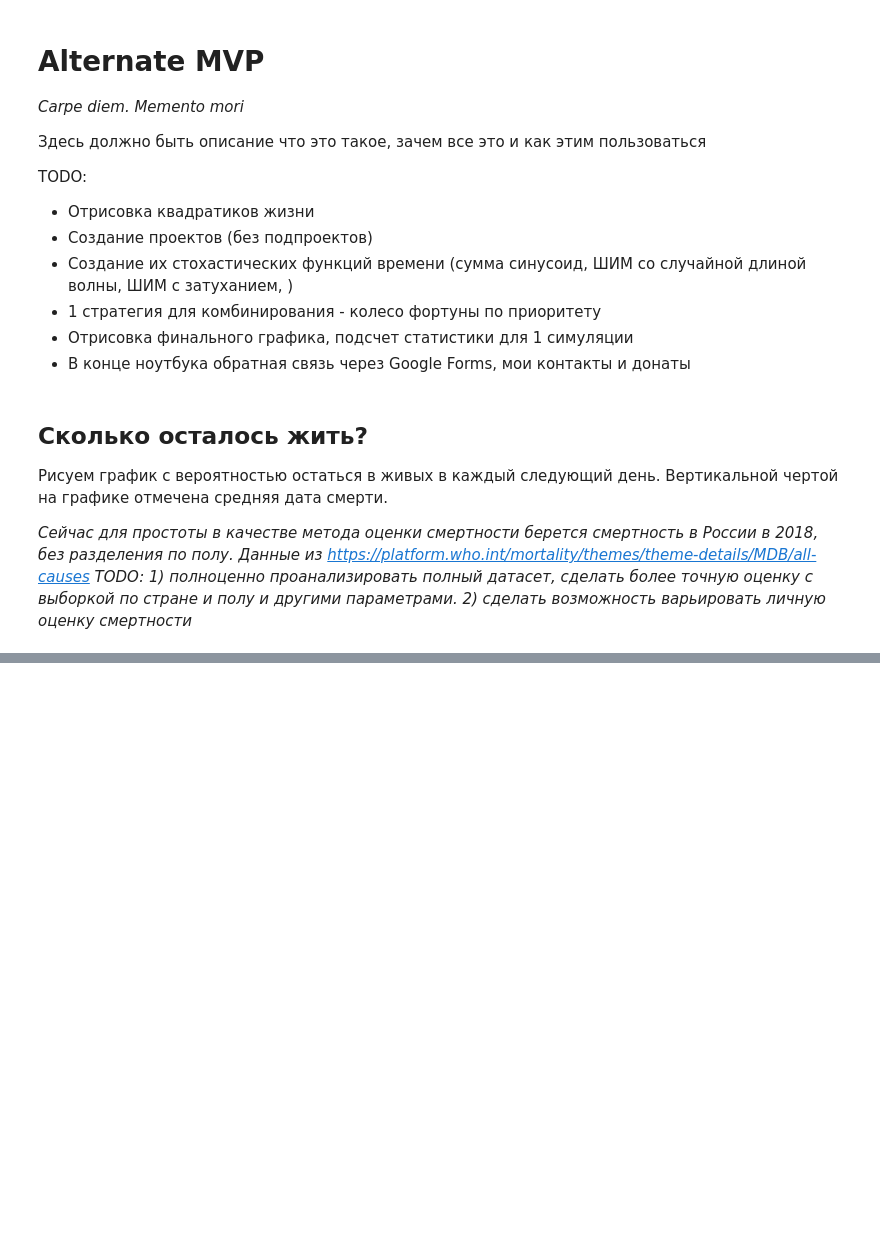
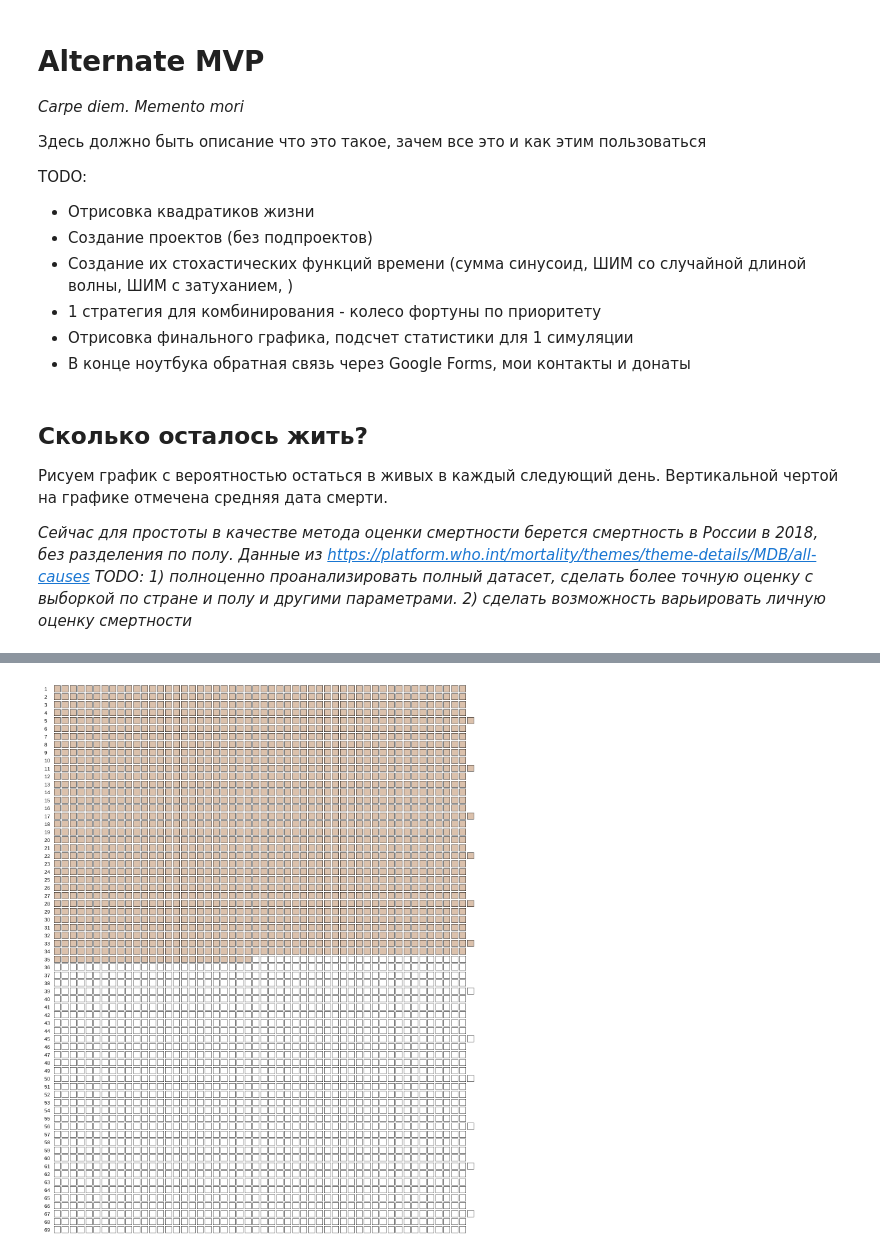
Before and after one commit to nokados/alternate, a Jupyter notebook: Alternate.ipynb, the cells around one changed output, grey strips where cells are left out. Cells and saved outputs as stored; diff of their text form; code cells hidden in the pictures; blank space fills up the shorter version.

Commit message:
Analysis moved into another notebook. Added drawing of squares of weeks of life with calculation of the number of weeks left

```diff
--- a/Alternate.ipynb
+++ b/Alternate.ipynb
@@ -523,0 +169,72 @@ interactive(children=(FloatSlider(value=4.1325, description='c', max=20.0, min=1
+# %%
+# запусти код этой клетки нажав на треугольник Play слева
+# или нажми на клетку, а затем Ctrl + Enter
+
+import math
+# Измени эти значения, на свои, если не нравятся рассчитанные
+# количество прожитых недель
+weeks_passed = (current_date - birth_date).days // 7
+# количество оставшихся недель
+weeks_left = math.ceil(lifespan_days / 7)
+# %%
+# @title Квадратики неделей жизни { display-mode: "form" }
+import math
+from PIL import Image, ImageDraw, ImageFont
+from IPython.display import display
+
+def draw_week_squares_pillow(weeks_passed, weeks_left, gap=5, margin=20):
+    total_weeks = weeks_passed + weeks_left
+    years = math.ceil(total_weeks * 7 / 365.25)
+    weeks_per_year = 52
+    square_size = 20
+    text_margin = 30  # Дополнительное пространство для текста
+    image_width = (weeks_per_year + 1) * (square_size + gap) - gap + 2 * margin + text_margin
+    image_height = years * (square_size + gap) - gap + 2 * margin
+
+    # Создаем новое изображение
+    image = Image.new("RGB", (image_width, image_height), "white")
+    draw = ImageDraw.Draw(image)
+
+    # Настраиваем шрифт
+    font_path = "/usr/share/fonts/truetype/liberation/LiberationSans-Regular.ttf"  # Путь к шрифту LiberationSans
+    try:
+        font = ImageFont.truetype(font_path, 16)
+    except IOError:
+        font = ImageFont.load_default()
+
+    year = -1
+    new_line = True
+    extra_days = 0  # непосчитанные дни: 1 день в году не попадает в неделю + 1 день в високосный
+    next_year_week = 0
+
+    for week in range(total_weeks):
+        if week == next_year_week:
+            year += 1
+            week_in_year = 0
+            year_number = str(year + 1)
+            text_x = margin
+            text_y = margin + year * (square_size + gap) + (square_size / 2) - 8
+            draw.text((text_x, text_y), year_number, fill="black", font=font)
+            next_year_week += 52
+            extra_days += 1 + (year % 4 == 0)
+            if extra_days >= 7:
+                next_year_week += 1
+                extra_days -= 7
+
+        if week < weeks_passed:
+            fill_color = "#dbc1ac"  # Закрашенные (пройденные) недели
+        else:
+            fill_color = "white"  # Незакрашенные (оставшиеся) недели
+
+        x = text_margin + margin + week_in_year * (square_size + gap)
+        y = margin + year * (square_size + gap)
+        draw.rectangle([x, y, x + square_size, y + square_size], outline="black", fill=fill_color)
+        week_in_year += 1
+
+
+    display(image)
+
+# Пример использования: 30 недель пройденных и 22 недели оставшихся
+draw_week_squares_pillow(weeks_passed, weeks_left, gap=5, margin=20)
+# %% [output]
+[figure, added]
```
Also changed, not shown: parts of 9 cells of this notebook.
